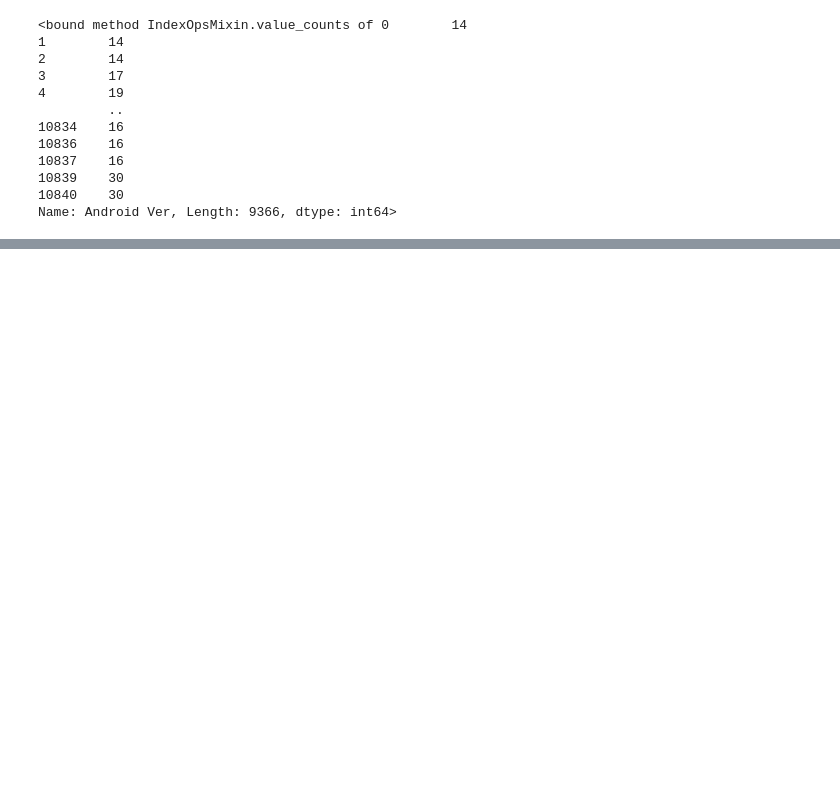
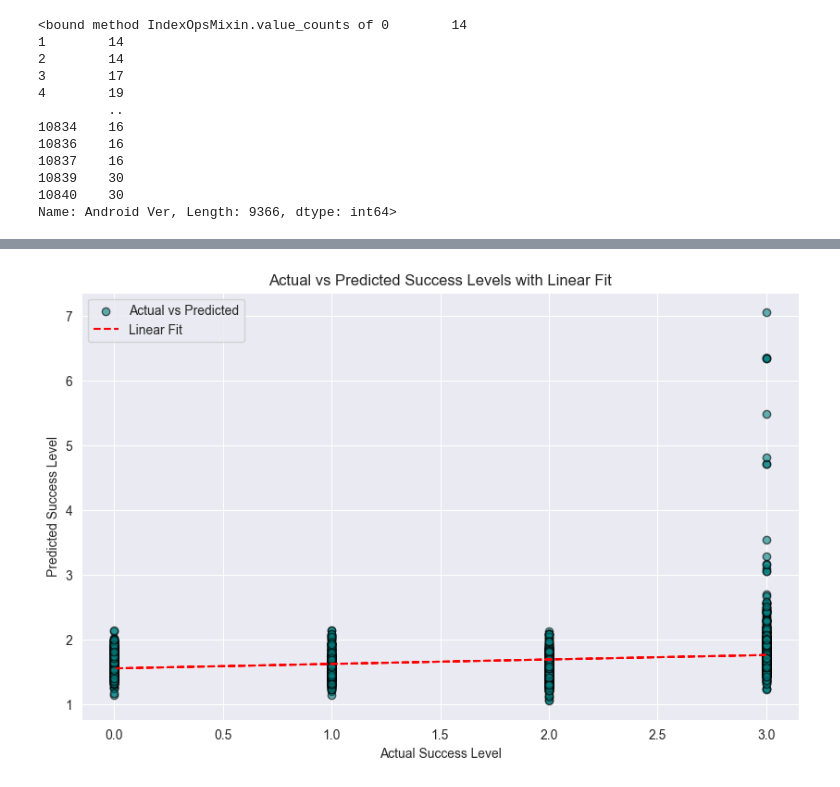
Before and after one commit to Aauia/MobileApp-Success-Project, a Jupyter notebook: appAnalyses/finalVersion.ipynb, the cells around one changed output, grey strips where cells are left out. Saved outputs shown, nothing was run; the diff lists cells and outputs as text; code cells hidden in the pictures; blank space fills up the shorter version.

```diff
--- a/appAnalyses/finalVersion.ipynb
+++ b/appAnalyses/finalVersion.ipynb
@@ -365,0 +482,28 @@ Name: Android Ver, Length: 9366, dtype: int64>
+# %%
+y_test_array = np.array(y_test).reshape(-1, 1)
+
+# Fit a linear regression model to the actual vs predicted values
+model = LinearRegression()
+model.fit(y_test_array, y_predict)  # Fit using actual values and predicted values
+
+# Get the predictions (linear fit)
+y_fit = model.predict(y_test_array)
+
+# Create the plot
+plt.figure(figsize=(10, 6))
+
+# Scatter plot of actual vs predicted
+plt.scatter(y_test, y_predict, color='teal', alpha=0.6, edgecolor='k', label='Actual vs Predicted')
+
+# Plot the linear fit (best-fit line)
+plt.plot(y_test, y_fit, color='red', linestyle='--', label='Linear Fit')
+
+# Titles and labels
+plt.xlabel('Actual Success Level')
+plt.ylabel('Predicted Success Level')
+plt.title('Actual vs Predicted Success Levels with Linear Fit')
+plt.legend()
+plt.grid(True)
+plt.show()
+# %% [output]
+[figure, added]
```
Also changed, not shown: parts of 26 cells of this notebook.
